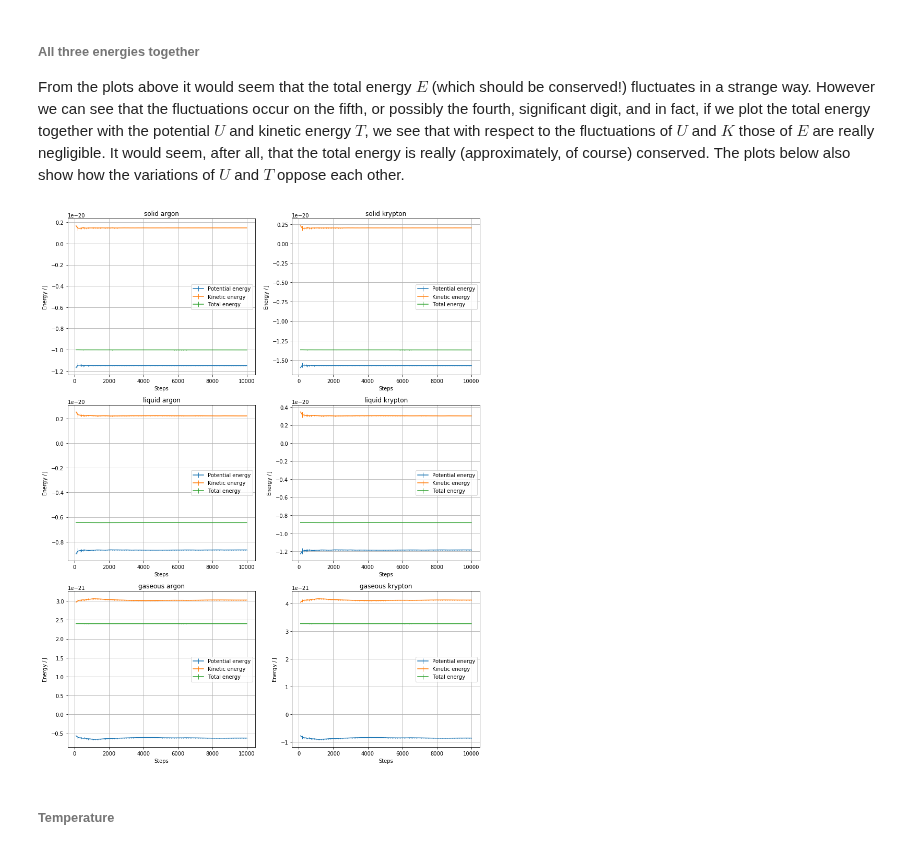
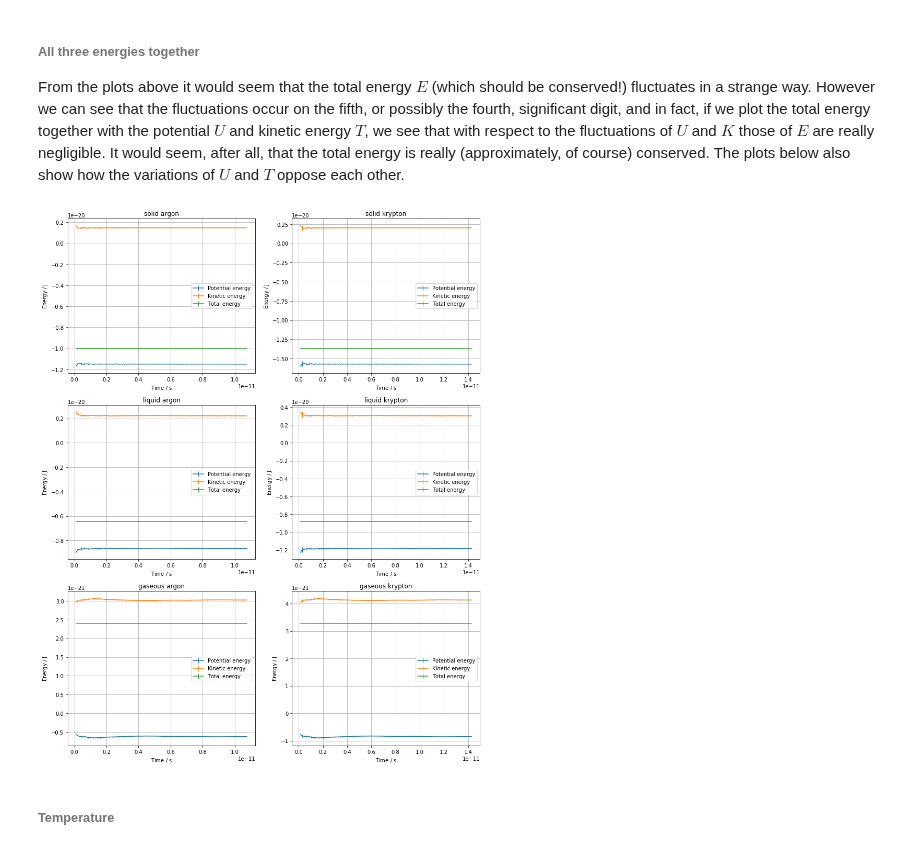
Before and after one commit to phaerrax/lab-simulazione-numerica, a Jupyter notebook: exercise04/exercise04.ipynb, the cells around one changed output. Cells and saved outputs as stored; diff of their text form; code cells hidden in the pictures.

```diff
--- a/exercise04/exercise04.ipynb
+++ b/exercise04/exercise04.ipynb
@@ -112,6 +112,7 @@ atomic_mass_unit = 1.661e-27
 # Utilities
 elements = ["argon", "krypton"]
 phases = ["solid", "liquid", "gaseous"]
+integration_step = 0.0005
 
 # Unit scales
 length      = {"argon" : 0.34e-9,                   "krypton" : 0.364e-9}
@@ -127,8 +128,9 @@ filename = "pot_energy"
 for (p_count, phase) in enumerate(phases):
     for (e_count, element) in enumerate(elements):
         SI_unit = energy[element]
+        time = np.sqrt(mass[element] * length[element]**2 / energy[element])
         axes[2 * p_count + e_count].set_title(phase + " " + element)
-        axes[2 * p_count + e_count].set_xlabel("Steps")
+        axes[2 * p_count + e_count].set_xlabel(r"Time / $\mathrm{s}$")
         axes[2 * p_count + e_count].set_ylabel(r"Potential energy per particle / $\mathrm{J}$")
         steps, u_avg, u_err = np.loadtxt(
             phase + "/" + filename + ".dat",
@@ -136,7 +138,7 @@ for (p_count, phase) in enumerate(phases):
             skiprows = 1
         )
         axes[2 * p_count + e_count].errorbar(
-            steps,
+            time * integration_step * steps,
             u_avg * SI_unit,
             yerr = u_err * SI_unit,
             elinewidth = 1,
@@ -157,8 +159,9 @@ filename = "kin_energy"
 for (p_count, phase) in enumerate(phases):
     for (e_count, element) in enumerate(elements):
         SI_unit = energy[element]
+        time = np.sqrt(mass[element] * length[element]**2 / energy[element])
         axes[2 * p_count + e_count].set_title(phase + " " + element)
-        axes[2 * p_count + e_count].set_xlabel("Steps")
+        axes[2 * p_count + e_count].set_xlabel(r"Time / $\mathrm{s}$")
         axes[2 * p_count + e_count].set_ylabel(r"Kinetic energy per particle / $\mathrm{J}$")
         steps, u_avg, u_err = np.loadtxt(
             phase + "/" + filename + ".dat",
@@ -166,7 +169,7 @@ for (p_count, phase) in enumerate(phases):
             skiprows = 1
         )
         axes[2 * p_count + e_count].errorbar(
-            steps,
+            time * integration_step * steps,
             u_avg * SI_unit,
             yerr = u_err * SI_unit,
             elinewidth = 1,
@@ -187,8 +190,9 @@ filename = "tot_energy"
 for (p_count, phase) in enumerate(phases):
     for (e_count, element) in enumerate(elements):
         SI_unit = energy[element]
+        time = np.sqrt(mass[element] * length[element]**2 / energy[element])
         axes[2 * p_count + e_count].set_title(phase + " " + element)
-        axes[2 * p_count + e_count].set_xlabel("Steps")
+        axes[2 * p_count + e_count].set_xlabel(r"Time / $\mathrm{s}$")
         axes[2 * p_count + e_count].set_ylabel(r"Total energy per particle / $\mathrm{J}$")
         steps, u_avg, u_err = np.loadtxt(
             phase + "/" + filename + ".dat",
@@ -196,7 +200,7 @@ for (p_count, phase) in enumerate(phases):
             skiprows = 1
         )
         axes[2 * p_count + e_count].errorbar(
-            steps,
+            time * integration_step * steps,
             u_avg * SI_unit,
             yerr = u_err * SI_unit,
             elinewidth = 1,
@@ -220,8 +224,9 @@ axes = axes.flatten()
 for (p_count, phase) in enumerate(phases):
     for (e_count, element) in enumerate(elements):
         SI_unit = energy[element]
+        time = np.sqrt(mass[element] * length[element]**2 / energy[element])
         axes[2 * p_count + e_count].set_title(phase + " " + element)
-        axes[2 * p_count + e_count].set_xlabel("Steps")
+        axes[2 * p_count + e_count].set_xlabel(r"Time / $\mathrm{s}$")
         axes[2 * p_count + e_count].set_ylabel(r"Energy / $\mathrm{J}$")
         steps, u_avg, u_err = np.loadtxt(
             phase + "/pot_energy.dat",
@@ -229,43 +234,43 @@ for (p_count, phase) in enumerate(phases):
             skiprows = 1
         )
         axes[2 * p_count + e_count].errorbar(
-            steps,
+            time * integration_step * steps,
             u_avg * SI_unit,
             yerr = u_err * SI_unit,
             elinewidth = 1,
             label = "Potential energy"
         )
         steps, u_avg, u_err = np.loadtxt(
             phase + "/kin_energy.dat",
             unpack = True,
             skiprows = 1
         )
         axes[2 * p_count + e_count].errorbar(
-            steps,
+            time * integration_step * steps,
             u_avg * SI_unit,
             yerr = u_err * SI_unit,
             elinewidth = 1,
             label = "Kinetic energy"
         )
         steps, u_avg, u_err = np.loadtxt(
             phase + "/tot_energy.dat",
             unpack = True,
             skiprows = 1
         )
         axes[2 * p_count + e_count].errorbar(
-            steps,
+            time * integration_step * steps,
             u_avg * SI_unit,
             yerr = u_err * SI_unit,
             elinewidth = 1,
             label = "Total energy"
         )
         axes[2 * p_count + e_count].grid(True)
         axes[2 * p_count + e_count].legend()
 
 fig.tight_layout()
 plt.show()
 # %% [output]
-[figure, old version]
+[figure, new version]
 # %% [markdown]
 ###### Temperature
 # %%
```
Also changed, not shown: parts of 5 cells of this notebook.
